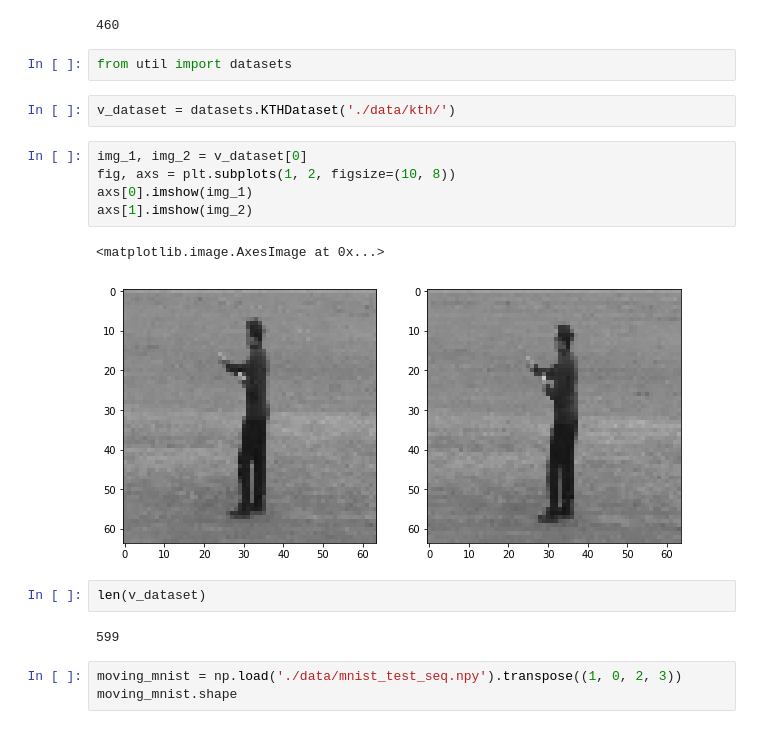
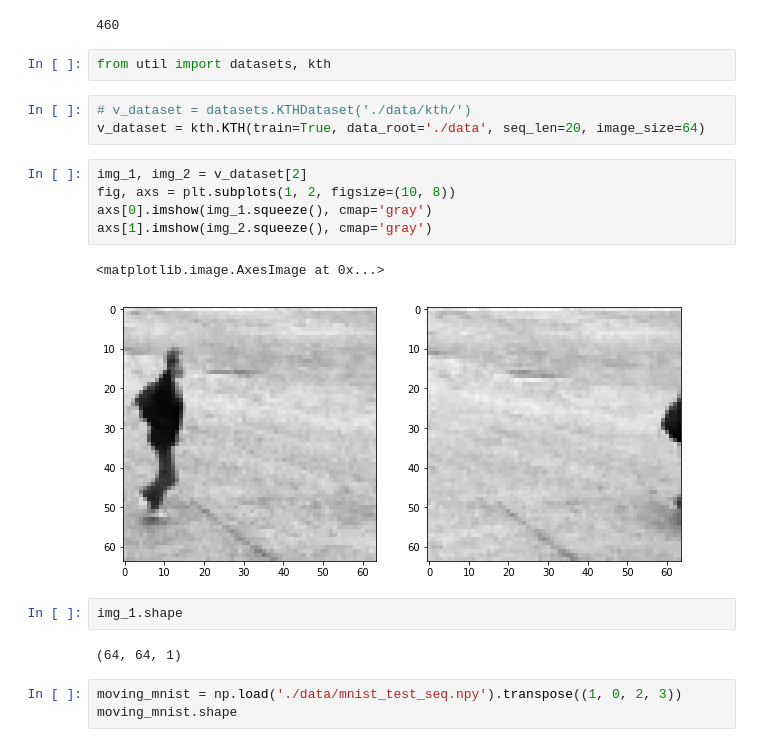
Before and after one commit to TMYuan/UnifiedNet, a Jupyter notebook: read_video_test.ipynb, the cells around one changed output. Cells and saved outputs as stored; diff of their text form.

```diff
--- a/read_video_test.ipynb
+++ b/read_video_test.ipynb
@@ -23,21 +23,22 @@ print(l)
 # %% [output]
 460
 # %%
-from util import datasets
+from util import datasets, kth
-# %%
-v_dataset = datasets.KTHDataset('./data/kth/')
+# %%
+# v_dataset = datasets.KTHDataset('./data/kth/')
+v_dataset = kth.KTH(train=True, data_root='./data', seq_len=20, image_size=64)
 # %%
-img_1, img_2 = v_dataset[0]
+img_1, img_2 = v_dataset[2]
 fig, axs = plt.subplots(1, 2, figsize=(10, 8))
-axs[0].imshow(img_1)
-axs[1].imshow(img_2)
+axs[0].imshow(img_1.squeeze(), cmap='gray')
+axs[1].imshow(img_2.squeeze(), cmap='gray')
 # %% [output]
 <matplotlib.image.AxesImage at 0x...>
-[figure, old version]
+[figure, new version]
-# %%
-len(v_dataset)
-# %% [output]
-599
+# %%
+img_1.shape
+# %% [output]
+(64, 64, 1)
 # %%
 moving_mnist = np.load('./data/mnist_test_seq.npy').transpose((1, 0, 2, 3))
 moving_mnist.shape
```
Also changed, not shown: 9 other files.
